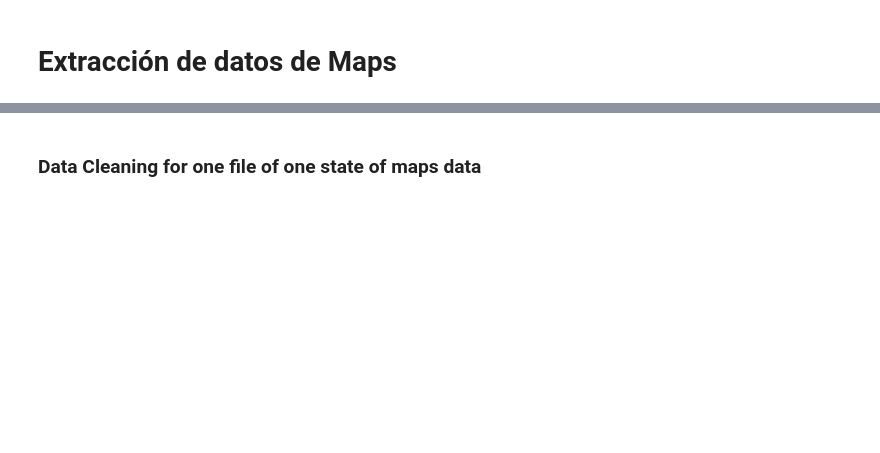
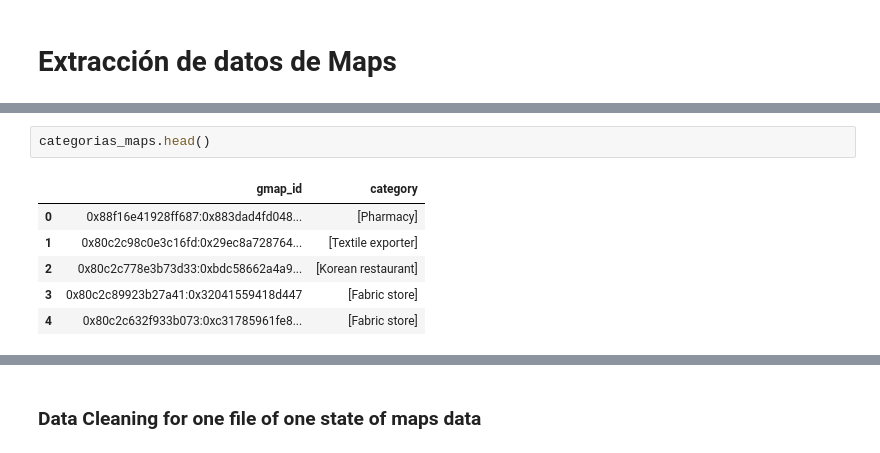
Before and after one commit to Tinmarian/Big_Data_Project-Google_Reviews, a Jupyter notebook: EDA.ipynb, the cells around one changed output, grey strips where cells are left out. Cells and saved outputs as stored; diff of their text form; blank space fills up the shorter version.

```diff
--- a/EDA.ipynb
+++ b/EDA.ipynb
@@ -34,0 +134,9 @@ NameError: name 'maps_reviews' is not defined
+# %%
+categorias_maps.head()
+# %% [output]
+|  | gmap_id | category |
+| 0 | 0x88f16e41928ff687:0x883dad4fd048... | [Pharmacy] |
+| 1 | 0x80c2c98c0e3c16fd:0x29ec8a728764... | [Textile exporter] |
+| 2 | 0x80c2c778e3b73d33:0xbdc58662a4a9... | [Korean restaurant] |
+| 3 | 0x80c2c89923b27a41:0x32041559418d447 | [Fabric store] |
+| 4 | 0x80c2c632f933b073:0xc31785961fe8... | [Fabric store] |
```
Also changed, not shown: parts of 13 cells of this notebook.
